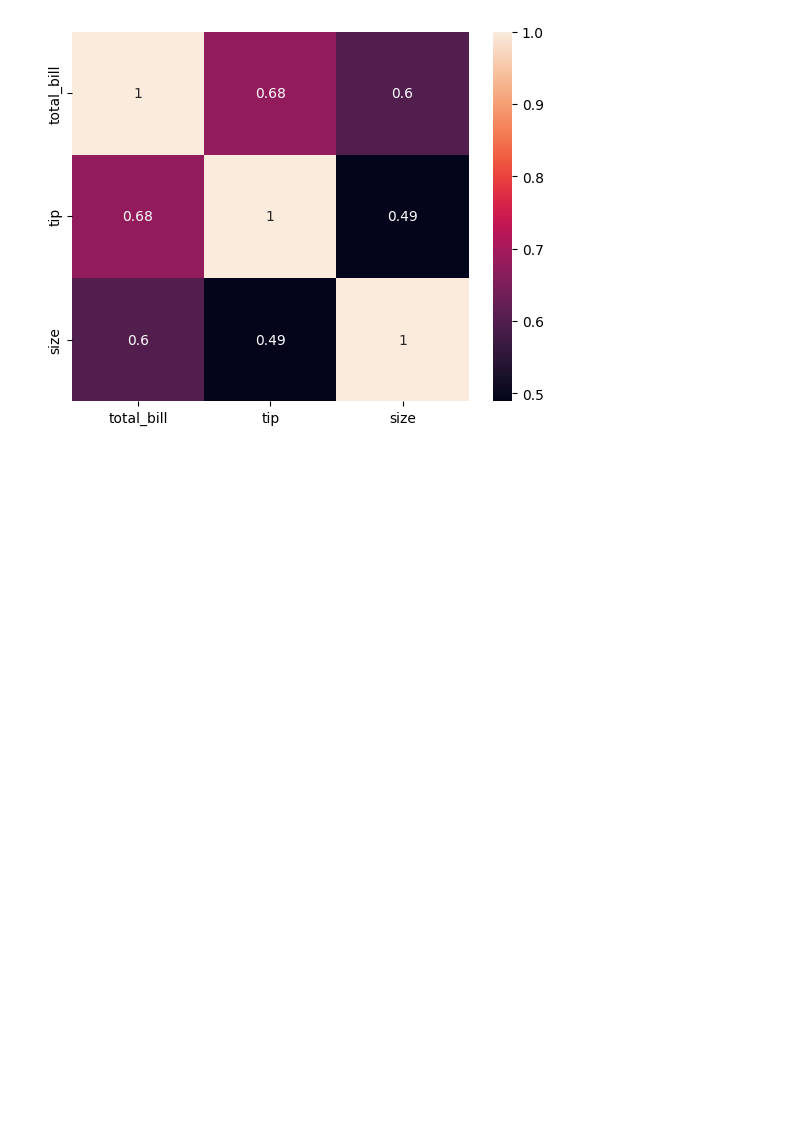
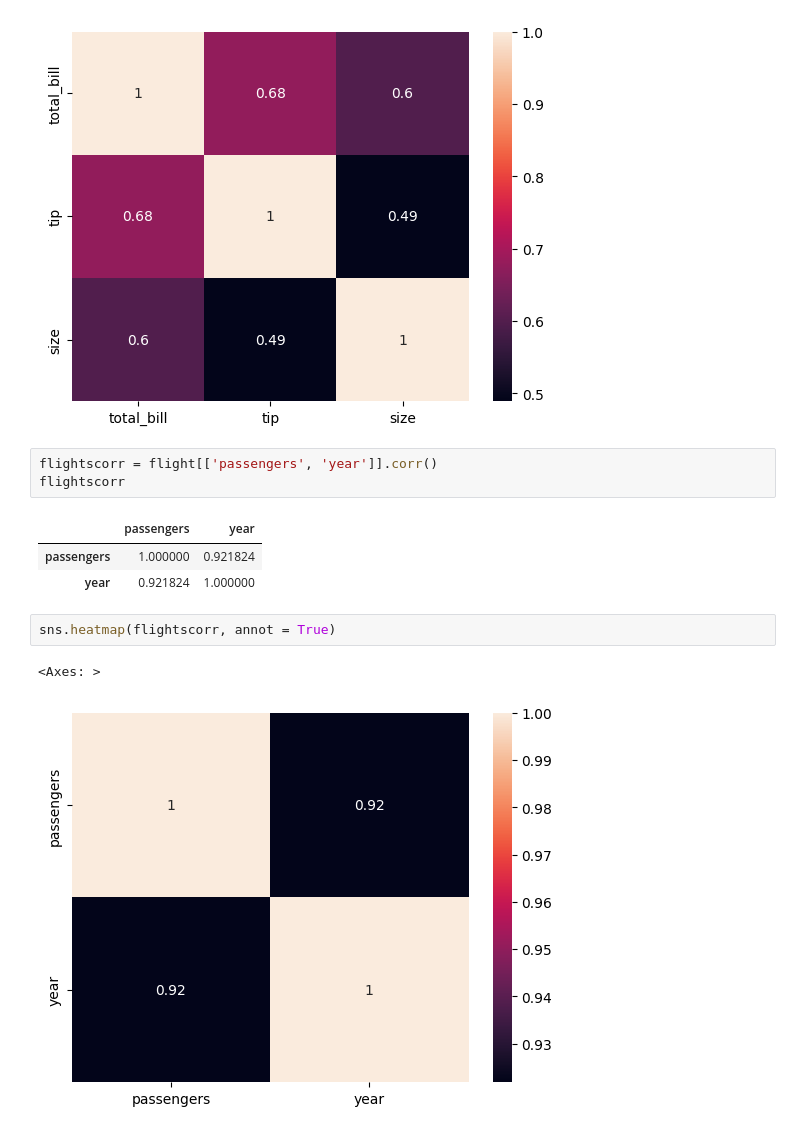
Before and after one commit to VisheshKamble/ML-Learnings, a Jupyter notebook: matrixplot.ipynb, the cells around one changed output. Saved outputs shown, nothing was run; the diff lists cells and outputs as text; blank space fills up the shorter version.

```diff
--- a/matrixplot.ipynb
+++ b/matrixplot.ipynb
@@ -50,3 +50,15 @@ sns.heatmap(tipscorr, annot = True)
 # %% [output]
 <Axes: >
 [figure]
+# %%
+flightscorr = flight[['passengers', 'year']].corr()
+flightscorr
+# %% [output]
+|  | passengers | year |
+| passengers | 1.000000 | 0.921824 |
+| year | 0.921824 | 1.000000 |
+# %%
+sns.heatmap(flightscorr, annot = True)
+# %% [output]
+<Axes: >
+[figure, added]
```
